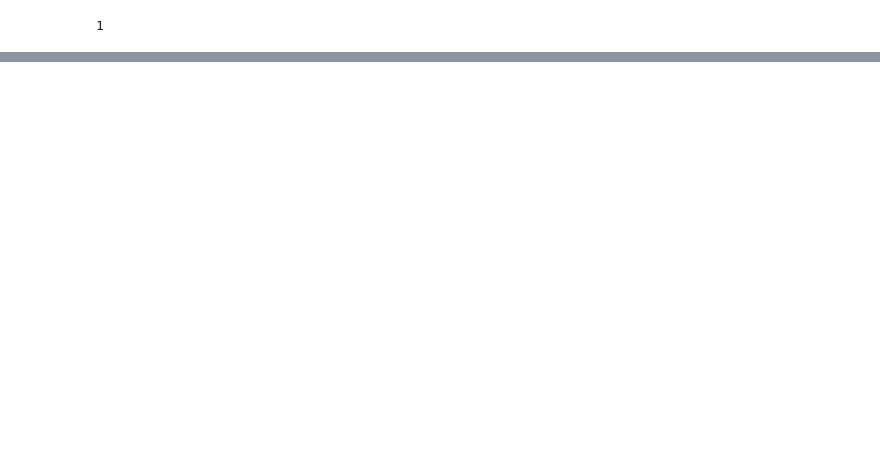
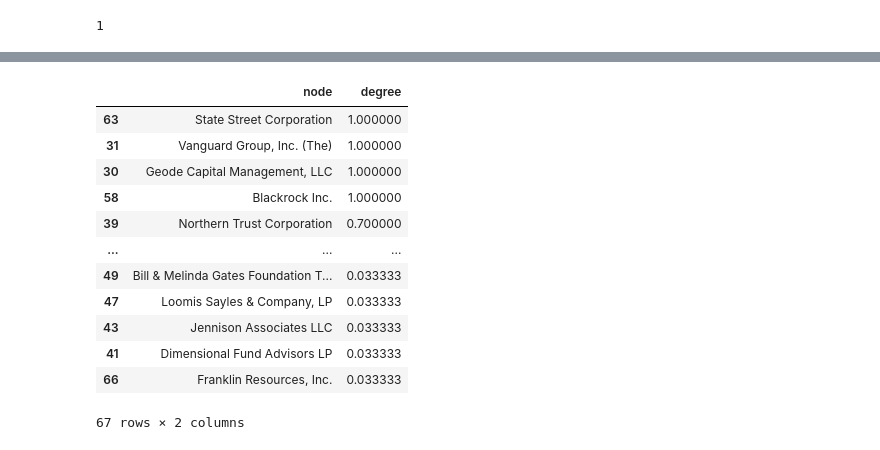
Before and after one commit to mgino11/Web_Analytics, a Jupyter notebook: Project_2.ipynb, the cells around one changed output, grey strips where cells are left out. Cells and saved outputs as stored; diff of their text form; code cells hidden in the pictures; blank space fills up the shorter version.

```diff
--- a/Project_2.ipynb
+++ b/Project_2.ipynb
@@ -174,0 +214,21 @@ nx.number_connected_components(B)
+# %%
+dc_comp = bp.degree_centrality(N_graph, N_bottom)
+df_dc = pd.DataFrame.from_dict({
+    'node': list(dc_comp.keys()),
+    'degree': list(dc_comp.values())
+})
+df_dc.sort_values('degree', ascending=False)
+# %% [output]
+|  | node | degree |
+| 63 | State Street Corporation | 1.000000 |
+| 31 | Vanguard Group, Inc. (The) | 1.000000 |
+| 30 | Geode Capital Management, LLC | 1.000000 |
+| 58 | Blackrock Inc. | 1.000000 |
+| 39 | Northern Trust Corporation | 0.700000 |
+| ... | ... | ... |
+| 49 | Bill & Melinda Gates Foundation T... | 0.033333 |
+| 47 | Loomis Sayles & Company, LP | 0.033333 |
+| 43 | Jennison Associates LLC | 0.033333 |
+| 41 | Dimensional Fund Advisors LP | 0.033333 |
+| 66 | Franklin Resources, Inc. | 0.033333 |
+67 rows × 2 columns
```
Also changed, not shown: parts of 37 cells of this notebook.
